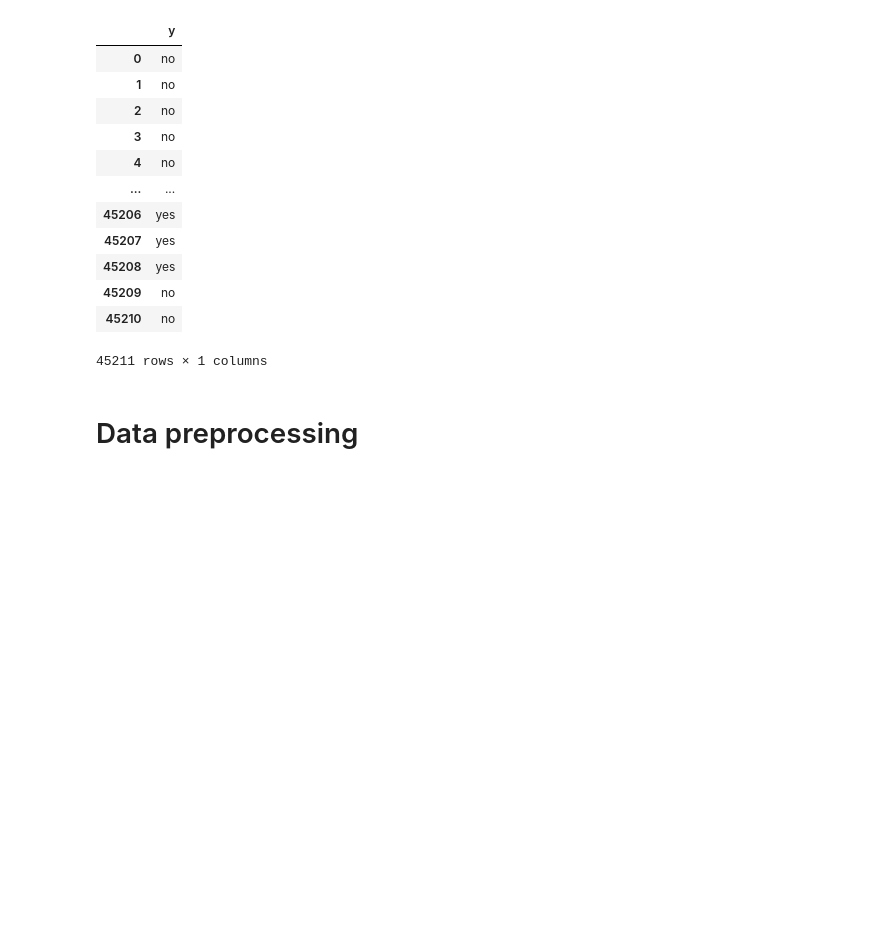
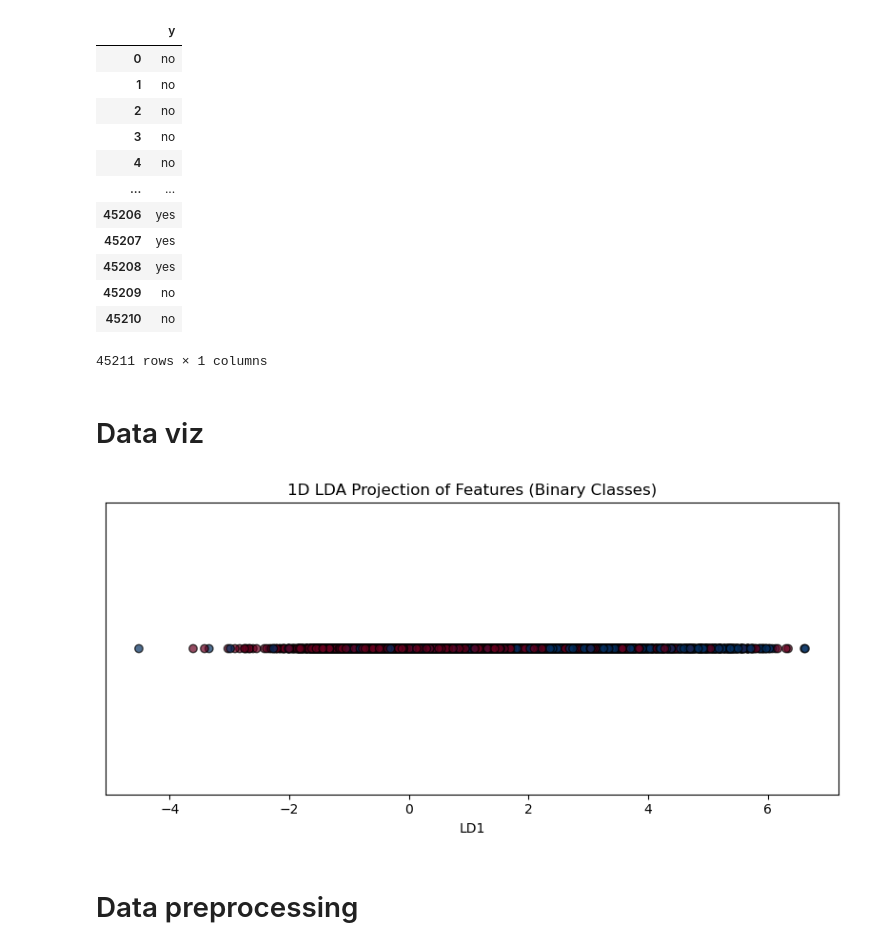
Before and after one commit to jmanwillz/ACML-Project, a Jupyter notebook: logreg/logreg.ipynb, the cells around one changed output. Saved outputs shown, nothing was run; the diff lists cells and outputs as text; code cells hidden in the pictures; blank space fills up the shorter version.

Commit message:
add LDA plot for data

```diff
--- a/logreg/logreg.ipynb
+++ b/logreg/logreg.ipynb
@@ -117,6 +117,24 @@ y
 | 45209 | no |
 | 45210 | no |
 45211 rows × 1 columns
+# %% [markdown]
+# Data viz
+# %%
+# LDA plot shows that dataset is not easily linearly seperable,
+from sklearn.discriminant_analysis import LinearDiscriminantAnalysis as LDA
+
+lda = LDA(n_components=1)
+X_lda = lda.fit_transform(X_train, y_train)
+
+plt.figure(figsize=(8, 4))
+plt.scatter(X_lda, [0]*len(X_lda), c=y_train, cmap="RdBu", edgecolors='k', alpha=0.7)
+plt.xlabel("LD1")
+plt.title("1D LDA Projection of Features (Binary Classes)")
+plt.yticks([])
+plt.tight_layout()
+plt.show()
+# %% [output]
+[figure, added]
 # %% [markdown]
 # Data preprocessing
 # %%
```
Also changed, not shown: parts of 5 cells of this notebook.
